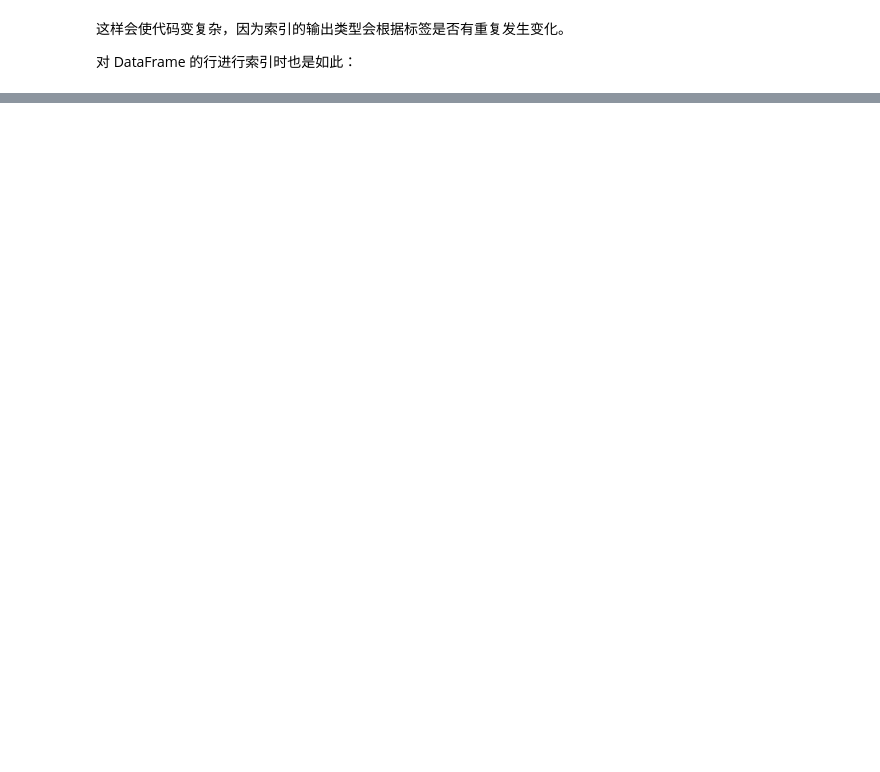
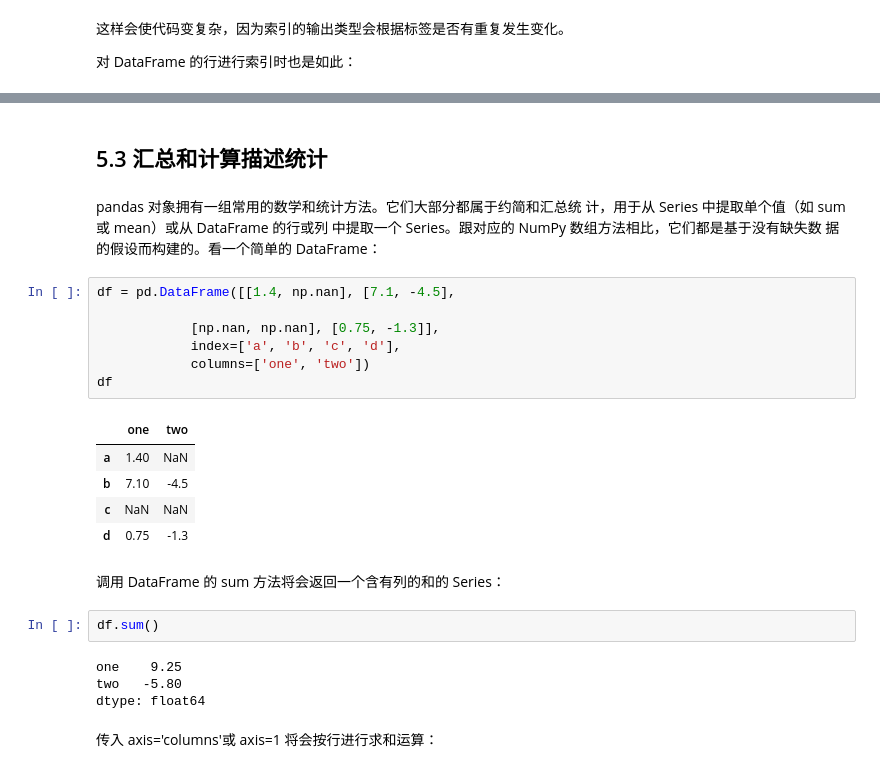
Before and after one commit to cityhunterhb/Python_for_Data_Analysis, a Jupyter notebook: chapter5_pandas.ipynb, the cells around one changed output, grey strips where cells are left out. Drawn from its saved outputs; the diff is of its cells as text; blank space fills up the shorter version.

Commit message:
update chapter5_pandas 5.4

```diff
--- a/chapter5_pandas.ipynb
+++ b/chapter5_pandas.ipynb
@@ -1462,0 +924,27 @@ df.loc['b']
+# %% [markdown]
+## 5.3 汇总和计算描述统计
+# %% [markdown]
+pandas 对象拥有一组常用的数学和统计方法。它们大部分都属于约简和汇总统 计，用于从 Series 中提取单个值（如 sum 或 mean）或从 DataFrame 的行或列 中提取一个 Series。跟对应的 NumPy 数组方法相比，它们都是基于没有缺失数 据的假设而构建的。看一个简单的 DataFrame：
+# %%
+df = pd.DataFrame([[1.4, np.nan], [7.1, -4.5],
+
+            [np.nan, np.nan], [0.75, -1.3]],
+            index=['a', 'b', 'c', 'd'],
+            columns=['one', 'two'])
+df
+# %% [output]
+|  | one | two |
+| a | 1.40 | NaN |
+| b | 7.10 | -4.5 |
+| c | NaN | NaN |
+| d | 0.75 | -1.3 |
+# %% [markdown]
+调用 DataFrame 的 sum 方法将会返回一个含有列的和的 Series：
+# %%
+df.sum()
+# %% [output]
+one    9.25
+two   -5.80
+dtype: float64
+# %% [markdown]
+传入 axis='columns'或 axis=1 将会按行进行求和运算：
```
Also changed, not shown: parts of 122 cells of this notebook.
